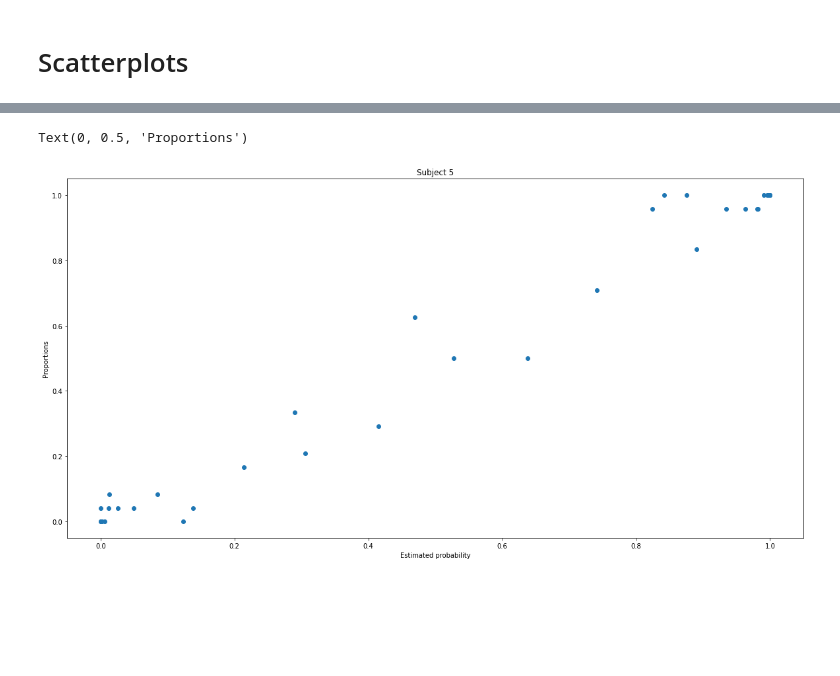
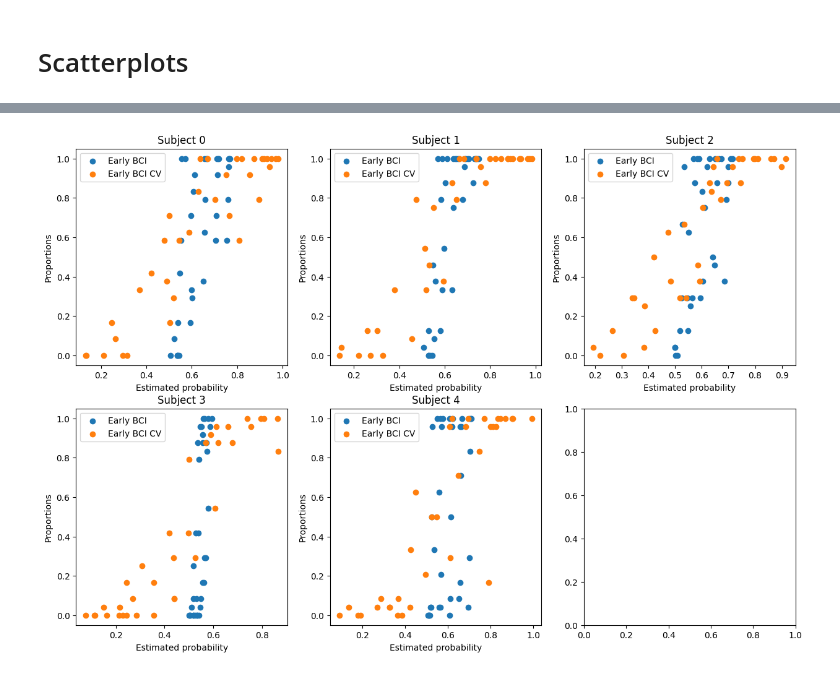
Before and after one commit to s180820/CogMod3, a Jupyter notebook: Part_2.ipynb, the cells around one changed output, grey strips where cells are left out. Drawn from its saved outputs; the diff is of its cells as text; code cells hidden in the pictures; blank space fills up the shorter version.

```diff
--- a/Part_2.ipynb
+++ b/Part_2.ipynb
@@ -506,5 +553,7 @@ print(70.51299850101547 + 53.28329738838497 + 67.28444636463071 + 65.13256528541
 # %%
 ps_2 = calculate_p_mle([s_mle_0,s_mle_1,s_mle_2,s_mle_3,s_mle_4])
+ps_BCI = calculate_p_BCI([BCI_1, BCI_2, BCI_3, BCI_4, BCI_5])
 # %%
 p_mle_s = np.reshape(p_mle_s, (5,35))
+p_BCI_early = np.reshape(p_BCI_early, (5,35))
 # %%
@@ -563,9 +574,15 @@ Text(0, 0.5, 'Proportions')
-# %%
-plt.figure()
-plt.scatter(ps_2[4], (data[4]/24).reshape((35,1)))
-plt.title('Subject 5')
-plt.xlabel('Estimated probability')
-plt.ylabel('Proportions')
-# %% [output]
-Text(0, 0.5, 'Proportions')
-[figure, removed]
+# %%
+fig, axs = plt.subplots(2,3, figsize=(15, 10), facecolor='w', edgecolor='k')
+
+axs = axs.ravel()
+
+for i in range(5):
+
+    axs[i].scatter(ps_BCI[i], (data[i]/24).reshape((35,1)))
+    axs[i].scatter(p_BCI_early[i], (data[i]/24).reshape((35,1)))
+    axs[i].set_title('Subject {}'.format(i))
+    axs[i].set_xlabel('Estimated probability')
+    axs[i].set_ylabel('Proportions')
+    axs[i].legend(["Early BCI", "Early BCI CV"])
+# %% [output]
+[figure, added]
```
Also changed, not shown: parts of 13 cells of this notebook, 1 other file.
